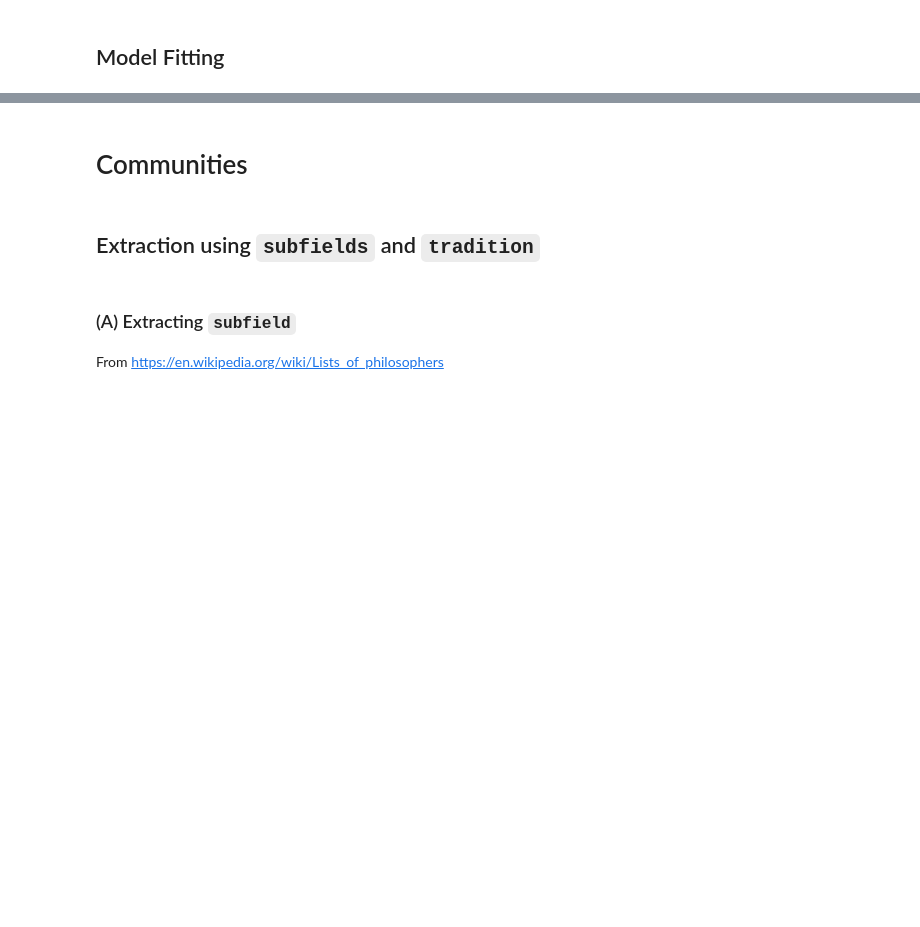
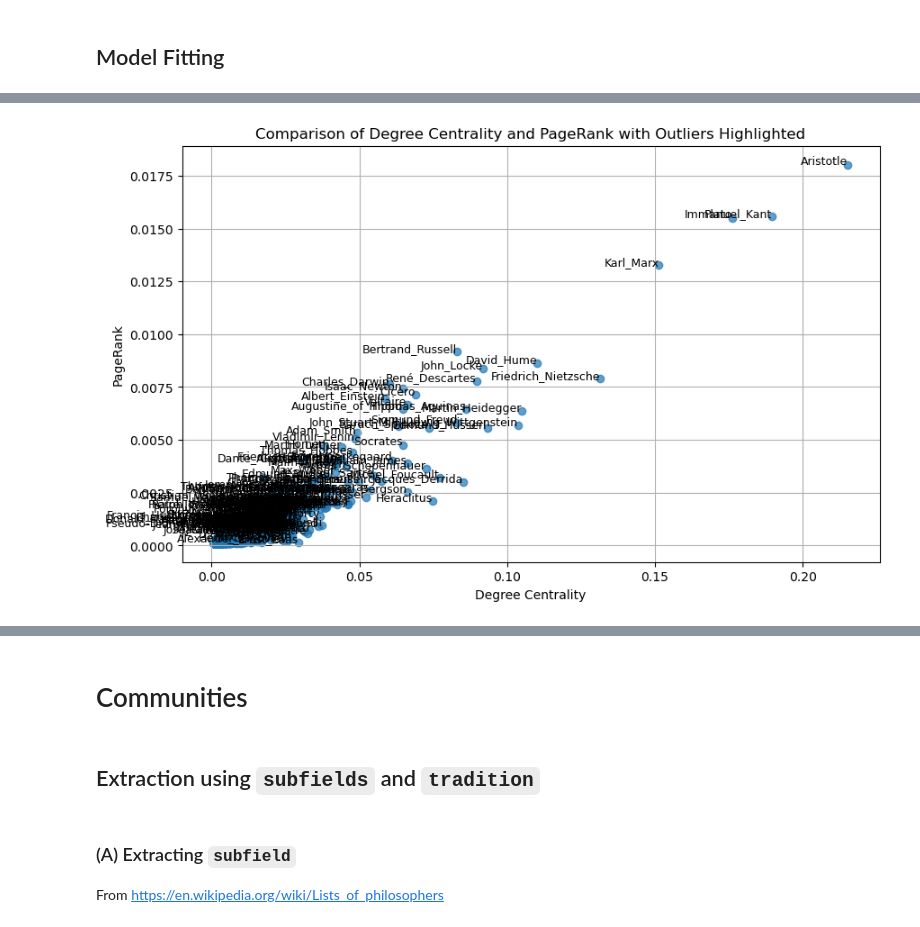
Before and after one commit to medonimario/social-graphs-interactions-2024, a Jupyter notebook: explainer_notebook.ipynb, the cells around one changed output, grey strips where cells are left out. Drawn from its saved outputs; the diff is of its cells as text; code cells hidden in the pictures; blank space fills up the shorter version.

```diff
--- a/explainer_notebook.ipynb
+++ b/explainer_notebook.ipynb
@@ -346,0 +496,7 @@ Power-Law alpha: 1.49, xmin: 1.0
+# %%
+# page rank centrality
+page_rank = nx.pagerank(S)
+sorted_page_rank = sorted(page_rank.items(), key=lambda x: x[1], reverse=True)
+print("\nTop 30 nodes by PageRank:")
+for node, pr in sorted_page_rank[:30]:
+    print(f"Node: {node}, PageRank: {pr:.4f}")
@@ -346,0 +562,27 @@ Power-Law alpha: 1.49, xmin: 1.0
+# %%
+# Define threshold for outliers (adjust based on your dataset)
+degree_values = list(degree_centrality.values())
+pagerank_values = list(page_rank.values())
+
+# Example criterion: nodes farthest from the trend line or extreme values
+threshold = 0.02  # Adjust this value as needed
+outliers = [node for node in degree_centrality if
+            abs(degree_centrality[node] - page_rank[node]) > threshold]
+
+# Scatter plot with labels for outliers
+plt.figure(figsize=(10, 6))
+plt.scatter(degree_values, pagerank_values, alpha=0.7)
+
+# Label outliers
+for node in outliers:
+    x = degree_centrality[node]
+    y = page_rank[node]
+    plt.text(x, y, node, fontsize=9, ha='right')
+
+plt.xlabel("Degree Centrality")
+plt.ylabel("PageRank")
+plt.title("Comparison of Degree Centrality and PageRank with Outliers Highlighted")
+plt.grid(True)
+plt.show()
+# %% [output]
+[figure, added]
```
Also changed, not shown: parts of 27 cells of this notebook, 1 other file.
